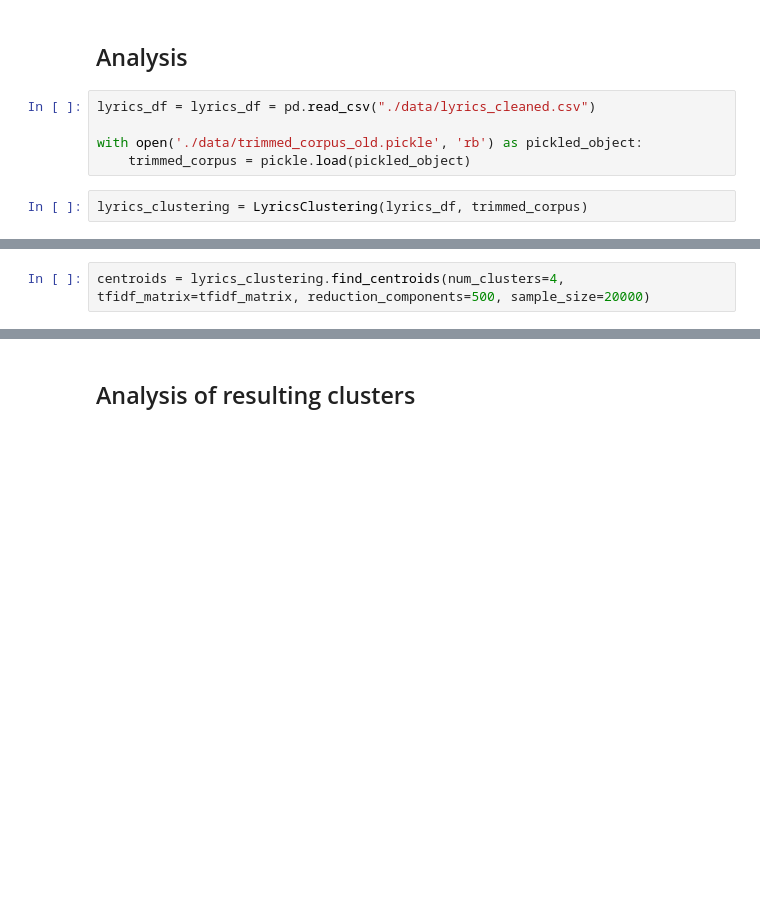
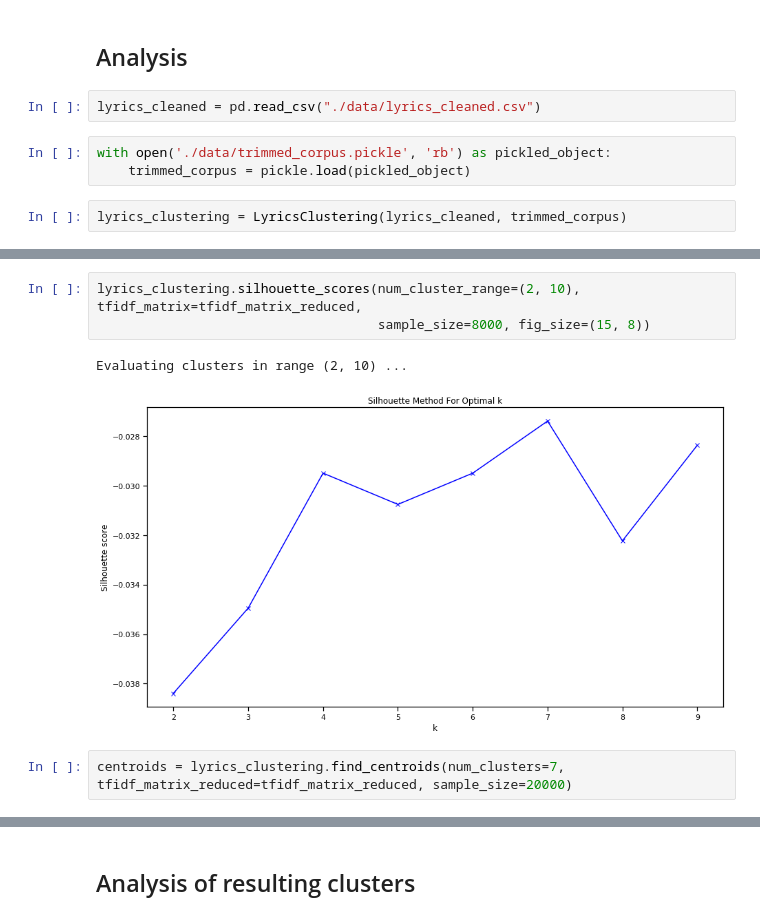
Before and after one commit to lucamasserano/lyrics_nlp, a Jupyter notebook: clustering.ipynb, the cells around one changed output, grey strips where cells are left out. Saved outputs shown, nothing was run; the diff lists cells and outputs as text; blank space fills up the shorter version.

```diff
--- a/clustering.ipynb
+++ b/clustering.ipynb
@@ -132,13 +106,13 @@ class LyricsClustering():
         plt.show()
 # %% [markdown]
 ## Analysis
+# %%
+lyrics_cleaned = pd.read_csv("./data/lyrics_cleaned.csv")
 # %%
-lyrics_df = lyrics_df = pd.read_csv("./data/lyrics_cleaned.csv")
-
-with open('./data/trimmed_corpus_old.pickle', 'rb') as pickled_object:
+with open('./data/trimmed_corpus.pickle', 'rb') as pickled_object:
     trimmed_corpus = pickle.load(pickled_object)
 # %%
-lyrics_clustering = LyricsClustering(lyrics_df, trimmed_corpus)
+lyrics_clustering = LyricsClustering(lyrics_cleaned, trimmed_corpus)
 # %%
 tfidf_matrix = lyrics_clustering.tfidf_matrix(trimmed_corpus, ngram_range=(1, 3))
 tfidf_matrix.shape
@@ -147,7 +130,13 @@ lyrics_clustering.guess_num_clusters(tfidf_matrix, sample_size=20000, reduction_
 # %% [output]
 [figure]
+# %%
+lyrics_clustering.silhouette_scores(num_cluster_range=(2, 10), tfidf_matrix=tfidf_matrix_reduced,
+                                    sample_size=8000, fig_size=(15, 8))
+# %% [output]
+Evaluating clusters in range (2, 10) ...
+[figure, added]
 # %%
-centroids = lyrics_clustering.find_centroids(num_clusters=4, tfidf_matrix=tfidf_matrix, reduction_components=500, sample_size=20000)
+centroids = lyrics_clustering.find_centroids(num_clusters=7, tfidf_matrix_reduced=tfidf_matrix_reduced, sample_size=20000)
 # %%
 centroids.shape
 # %% [output]
```
Also changed, not shown: parts of 29 cells of this notebook, 5 other files.
